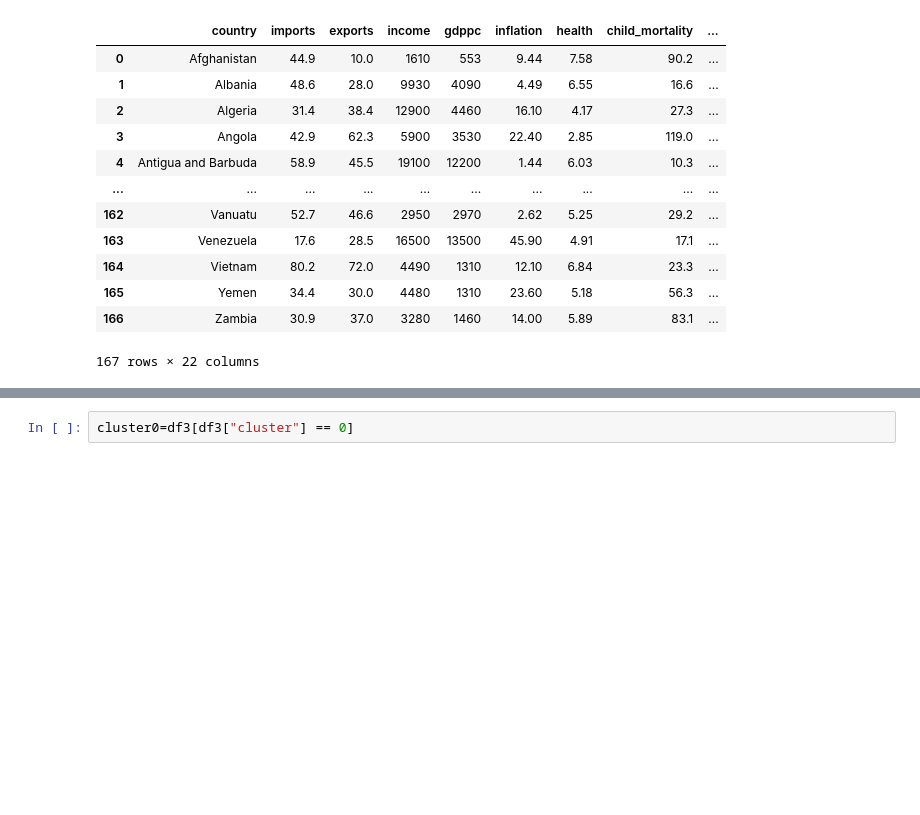
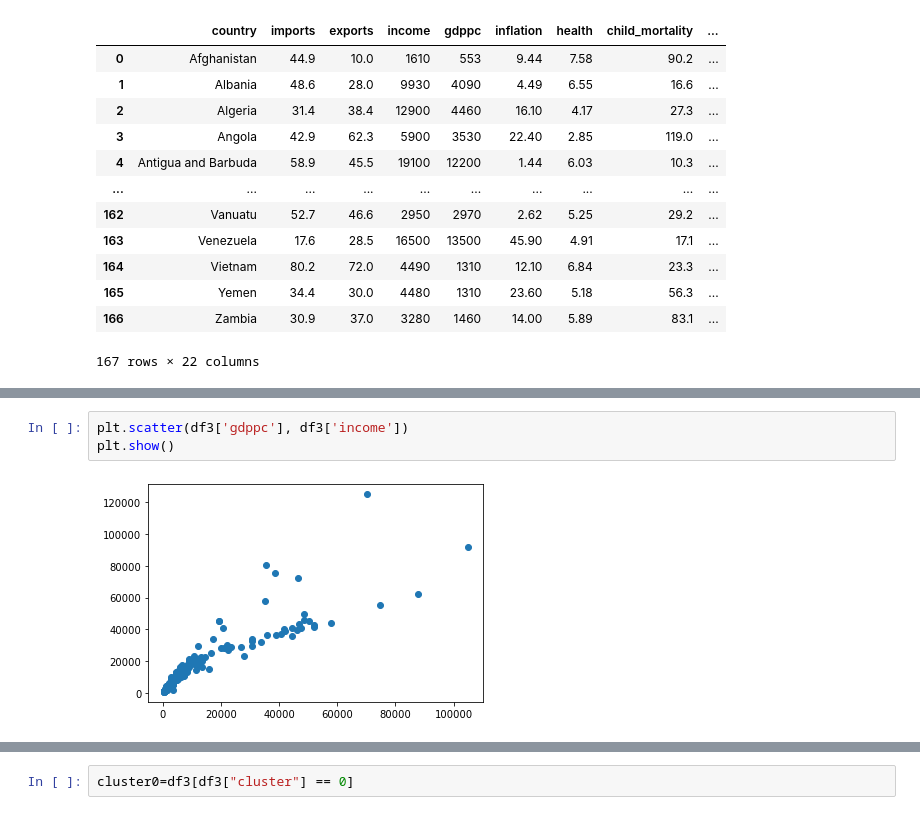
Before and after one commit to BimsaraGunarathna/aithion-k-means-clusttering-model, a Jupyter notebook: Aithion - K-Means Clusttering Demo.ipynb, the cells around one changed output, grey strips where cells are left out. Saved outputs shown, nothing was run; the diff lists cells and outputs as text; blank space fills up the shorter version.

```diff
--- a/Aithion - K-Means Clusttering Demo.ipynb
+++ b/Aithion - K-Means Clusttering Demo.ipynb
@@ -163,0 +174,5 @@ df3
+# %%
+plt.scatter(df3['gdppc'], df3['income'])
+plt.show()
+# %% [output]
+[figure, added]
```
Also changed, not shown: parts of 41 cells of this notebook.
